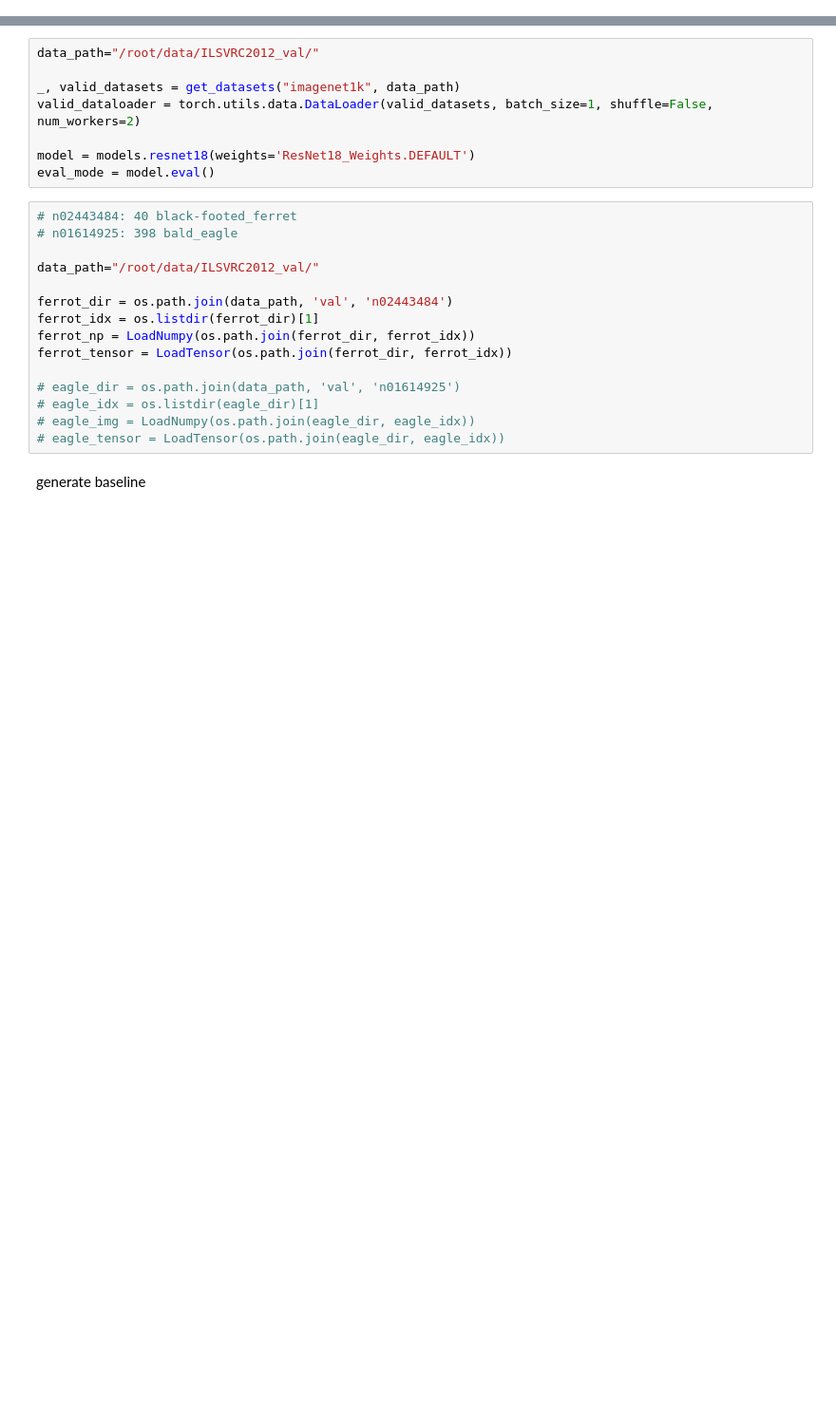
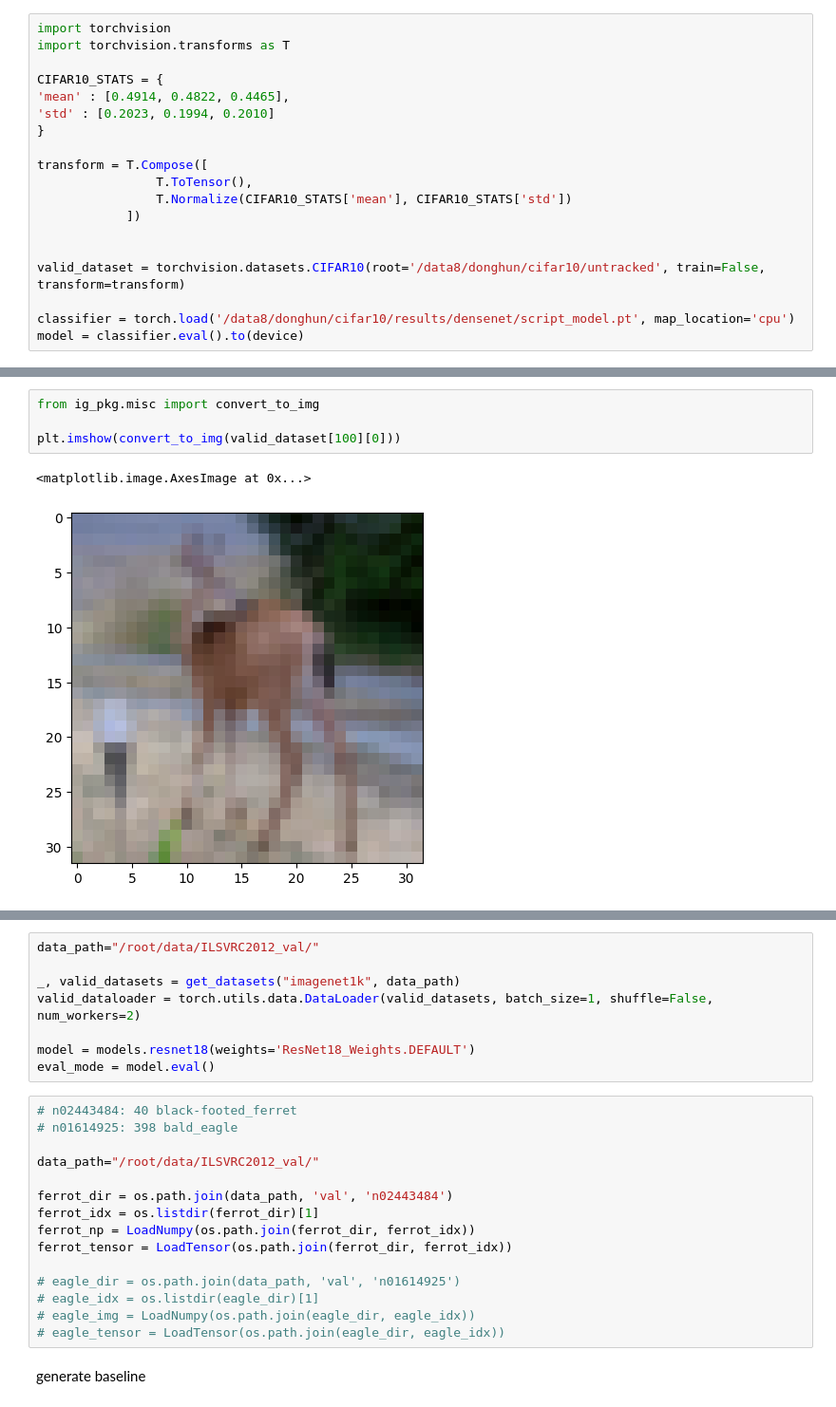
Before and after one commit to jleehun/ig_inversion, a Jupyter notebook: tasks/0524.ipynb, the cells around one changed output, grey strips where cells are left out. Shown: that part at 95% size. Cells and saved outputs as stored; diff of their text form; blank space fills up the shorter version.

```diff
--- a/tasks/0524.ipynb
+++ b/tasks/0524.ipynb
@@ -118,0 +154,19 @@ def call_model_function(images, call_model_args=None, expected_keys=None):
+# %%
+import torchvision
+import torchvision.transforms as T
+
+CIFAR10_STATS = {
+'mean' : [0.4914, 0.4822, 0.4465],
+'std' : [0.2023, 0.1994, 0.2010]
+}
+
+transform = T.Compose([
+                T.ToTensor(),
+                T.Normalize(CIFAR10_STATS['mean'], CIFAR10_STATS['std'])
+            ])
+
+
+valid_dataset = torchvision.datasets.CIFAR10(root='/data8/donghun/cifar10/untracked', train=False, transform=transform)
+
+classifier = torch.load('/data8/donghun/cifar10/results/densenet/script_model.pt', map_location='cpu')
+model = classifier.eval().to(device)
@@ -118,0 +335,7 @@ def call_model_function(images, call_model_args=None, expected_keys=None):
+# %%
+from ig_pkg.misc import convert_to_img
+
+plt.imshow(convert_to_img(valid_dataset[100][0]))
+# %% [output]
+<matplotlib.image.AxesImage at 0x...>
+[figure, added]
```
Also changed, not shown: parts of 17 cells of this notebook, 8 other files.
